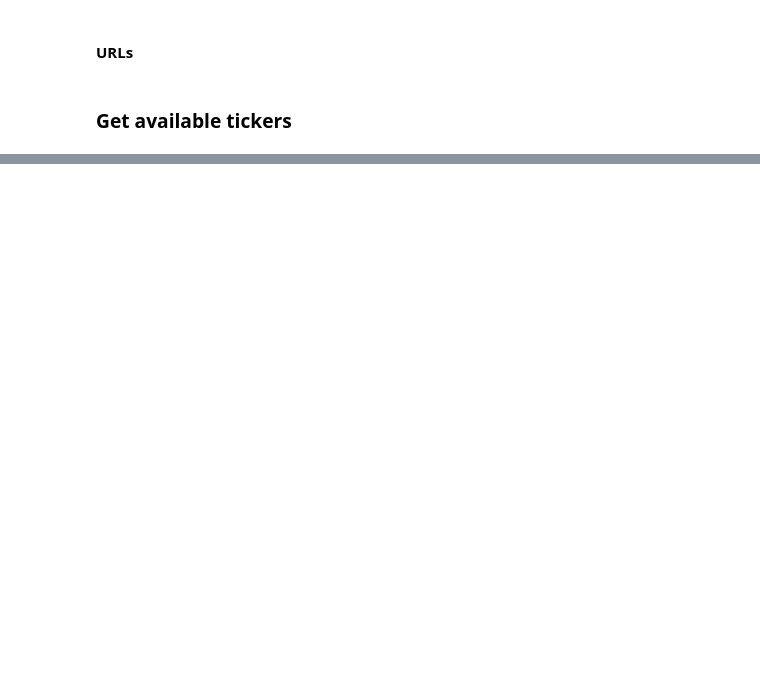
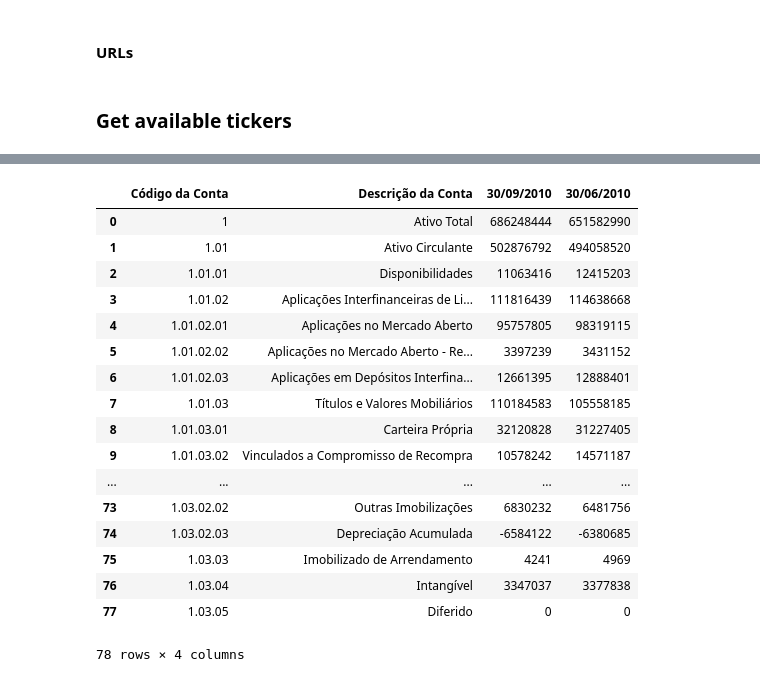
Before and after one commit to johnmattox/company_research, a Jupyter notebook: webscraping/rascunho.ipynb, the cells around one changed output, grey strips where cells are left out. Drawn from its saved outputs; the diff is of its cells as text; code cells hidden in the pictures; blank space fills up the shorter version.

```diff
--- a/webscraping/rascunho.ipynb
+++ b/webscraping/rascunho.ipynb
@@ -87,0 +244,11 @@ empresas_listadas = {cvm_code:{'name':n,'segment':s} for (cvm_code,n,s) in zip (
+# %%
+count = -1
+for i in [relatorios_raw[i] for i in idxs_to_get]:
+    count+=1
+    try:
+        if "www.rad.cvm.gov.br" in i.a['href']:
+            print(int(i.a['href'].split('NumeroSequencialDocumento=')[1].split('&')[0]))
+        elif "www2.bmfbovespa.com.br" in i.a['href']:
+            print('site antigo')
+    except:
+        print(count)
@@ -87,0 +280,7 @@ empresas_listadas = {cvm_code:{'name':n,'segment':s} for (cvm_code,n,s) in zip (
+# %%
+url_open_site_antigo = "http://www2.bmfbovespa.com.br/dxw/FrDXW.asp?site=B&mercado=16&razao=ITAU%20UNIBANCO%20HOLDING%20S.A.&pregao=ITAUUNIBANCO&ccvm=19348&data={DATA_INPUT}&tipo=4"
+
+url_relatorios_site_antigo = {'ativo':'http://www2.bmfbovespa.com.br/dxw/FormDetalheDXWBalanco.asp?TipoInfo=T&Tipo=01%20-%20Ativo',
+                              'passivo':'http://www2.bmfbovespa.com.br/dxw/FormDetalheDXWBalanco.asp?TipoInfo=T&Tipo=02%20-%20Passivo',
+                              'dre':'http://www2.bmfbovespa.com.br/dxw/FormDetalheDXWDRE.asp?TipoInfo=T',
+                             }
@@ -87,0 +295,8 @@ empresas_listadas = {cvm_code:{'name':n,'segment':s} for (cvm_code,n,s) in zip (
+# %%
+with requests.Session() as s:
+    r = s.get(url=url_open_site_antigo.format(DATA_INPUT=datas_site_antigo[0]))
+    Logincookies = r.cookies
+
+    r = s.get(url=url_relatorios_site_antigo['ativo'],cookies=Logincookies)
+    raw_soup = soup(r.text,"html.parser")
+raw_soup
@@ -87,0 +321,30 @@ empresas_listadas = {cvm_code:{'name':n,'segment':s} for (cvm_code,n,s) in zip (
+# %%
+table_chunks = raw_soup.find('div',{'class':'ScrollMaker'}).findAll('tr')
+df = pd.DataFrame([[str.strip(k.text) for k in n.findAll('td')] for n in table_chunks])
+df.columns = df.iloc[0]
+df = df.reindex(df.index.drop(0)).reset_index(drop=True)
+df.columns.name = None
+for col in df.columns[-2:]:
+    df[col] = [int(k.replace('.','')) if '(' not in k else \
+               (-1)*int(k.replace('.','').replace('(','').replace(')','')) \
+               for k in df[col]]
+df
+# %% [output]
+|  | Código da Conta | Descrição da Conta | 30/09/2010 | 30/06/2010 |
+| 0 | 1 | Ativo Total | 686248444 | 651582990 |
+| 1 | 1.01 | Ativo Circulante | 502876792 | 494058520 |
+| 2 | 1.01.01 | Disponibilidades | 11063416 | 12415203 |
+| 3 | 1.01.02 | Aplicações Interfinanceiras de Li... | 111816439 | 114638668 |
+| 4 | 1.01.02.01 | Aplicações no Mercado Aberto | 95757805 | 98319115 |
+| 5 | 1.01.02.02 | Aplicações no Mercado Aberto - Re... | 3397239 | 3431152 |
+| 6 | 1.01.02.03 | Aplicações em Depósitos Interfina... | 12661395 | 12888401 |
+| 7 | 1.01.03 | Títulos e Valores Mobiliários | 110184583 | 105558185 |
+| 8 | 1.01.03.01 | Carteira Própria | 32120828 | 31227405 |
+| 9 | 1.01.03.02 | Vinculados a Compromisso de Recompra | 10578242 | 14571187 |
+| ... | ... | ... | ... | ... |
+| 73 | 1.03.02.02 | Outras Imobilizações | 6830232 | 6481756 |
+| 74 | 1.03.02.03 | Depreciação Acumulada | -6584122 | -6380685 |
+| 75 | 1.03.03 | Imobilizado de Arrendamento | 4241 | 4969 |
+| 76 | 1.03.04 | Intangível | 3347037 | 3377838 |
+| 77 | 1.03.05 | Diferido | 0 | 0 |
+78 rows × 4 columns
```
Also changed, not shown: parts of 59 cells of this notebook.
